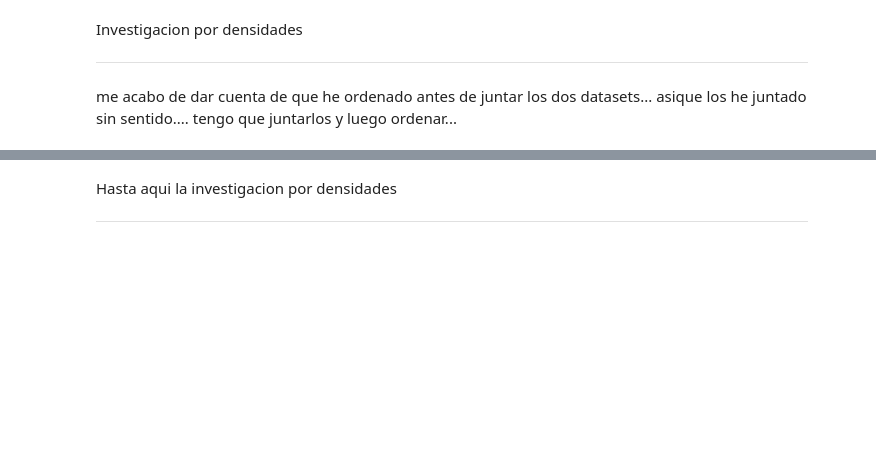
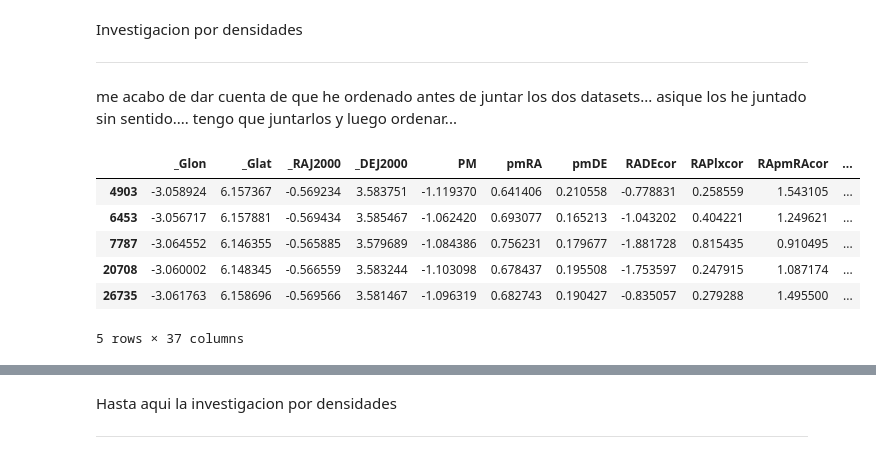
Before and after one commit to TatianaCC/STARS_FinalProject, a Jupyter notebook: src/Class_kmeans.ipynb, the cells around one changed output, grey strips where cells are left out. Saved outputs shown, nothing was run; the diff lists cells and outputs as text; code cells hidden in the pictures; blank space fills up the shorter version.

```diff
--- a/src/Class_kmeans.ipynb
+++ b/src/Class_kmeans.ipynb
@@ -53 +59,29 @@ X_train_y_predict_test_subsets = []
+# %%
+def create_subsets_cluster_means(y_freq: pd.Series, X_data: pd.DataFrame, y_data: np.ndarray):
+    subsets = []
+    num_clusters = len(y_freq)
+    for i in range(0, num_clusters):
+        subset_indices = []
+        value = y_freq.iloc[i]['value']
+        subset_indices.extend(X_data.index[X_data[y_data.name] == value].tolist())
+        miCluster = X_data.iloc[subset_indices] #<--- dataFrame de un cluster individual
+        cluset = i
+        Glon = miCluster._Glon.mean()
+        Glat = miCluster._Glat.mean()
+        n = miCluster._Glat.count()
+
+        subsets.append(miCluster)
+
+    return subsets
+
+X_train_y_test_subsets = create_subsets_cluster_means(y_test_freq, X_test_with_y_test, X_test_with_y_test['y_test'])
+X_train_y_test_subsets[41].head()
+# %% [output]
+|  | _Glon | _Glat | _RAJ2000 | _DEJ2000 | PM | pmRA | pmDE | RADEcor | RAPlxcor | RApmRAcor | ... |
+| 4903 | -3.058924 | 6.157367 | -0.569234 | 3.583751 | -1.119370 | 0.641406 | 0.210558 | -0.778831 | 0.258559 | 1.543105 | ... |
+| 6453 | -3.056717 | 6.157881 | -0.569434 | 3.585467 | -1.062420 | 0.693077 | 0.165213 | -1.043202 | 0.404221 | 1.249621 | ... |
+| 7787 | -3.064552 | 6.146355 | -0.565885 | 3.579689 | -1.084386 | 0.756231 | 0.179677 | -1.881728 | 0.815435 | 0.910495 | ... |
+| 20708 | -3.060002 | 6.148345 | -0.566559 | 3.583244 | -1.103098 | 0.678437 | 0.195508 | -1.753597 | 0.247915 | 1.087174 | ... |
+| 26735 | -3.061763 | 6.158696 | -0.569566 | 3.581467 | -1.096319 | 0.682743 | 0.190427 | -0.835057 | 0.279288 | 1.495500 | ... |
+5 rows × 37 columns
 # %%
```
Also changed, not shown: parts of 10 cells of this notebook.
